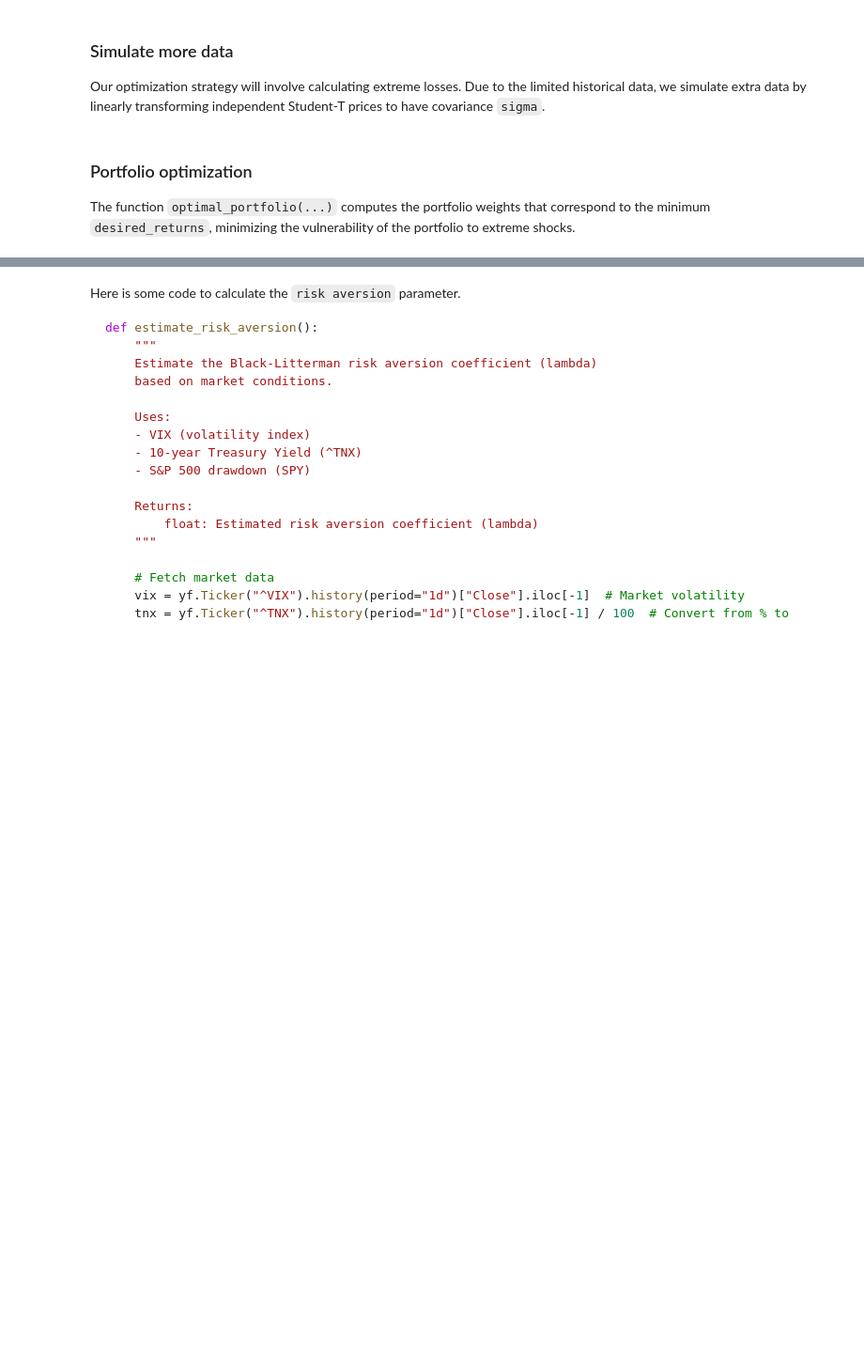
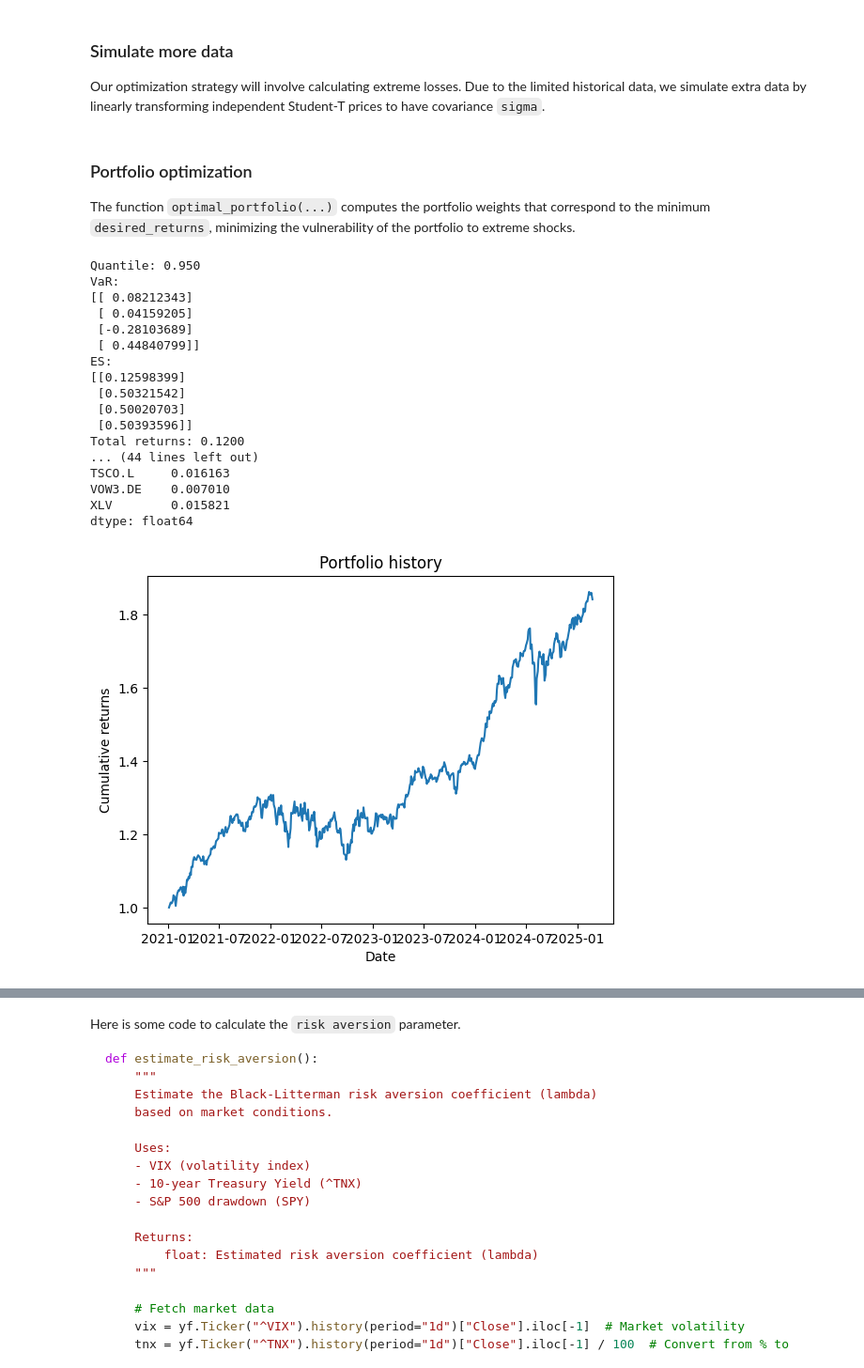
Before and after one commit to RyanCotsakis/CVaR-portfolio, a Jupyter notebook: portfolio_builder.ipynb, the cells around one changed output, grey strips where cells are left out. Shown: that part at 94% size. Saved outputs shown, nothing was run; the diff lists cells and outputs as text; code cells hidden in the pictures; blank space fills up the shorter version.

```diff
--- a/portfolio_builder.ipynb
+++ b/portfolio_builder.ipynb
@@ -221,8 +235,10 @@ market.compute_returns(remove=oil_gas_tickers)
 
 boom = Views(risk_free_rate=0.05)
 boom.add_view(one_hot["SPY"], 2)
+boom.add_view(one_hot["GXC"], 2)
 boom.compute_returns(remove=oil_gas_tickers, verbose=True)
 
 crash = Views(risk_free_rate=0)
 crash.add_view(one_hot["SPY"], -2) # 2 standard deviations away from equilibrium
+crash.add_view(one_hot["GXC"], -2)
 crash.compute_returns(remove=oil_gas_tickers, verbose=True)
@@ -276,7 +331,7 @@ def optimal_portfolio(desired_returns,
                       verbose=False,
                       partial_weights=None,
                       alpha=0.95,
-                      min_weight=0):
+                      min_weight=1e-5):
     """
     This function computes the weights of the portfolio that is optimized for the
     global `scenarios` variable, with associated `probabilities` and `dfs`.
@@ -370,9 +425,31 @@ def optimal_portfolio(desired_returns,
 # %%
 # desired_returns = market.expected_returns["SPY"]
 desired_returns = 0.12 # A little bit less than SPY
 # partial_weights = 0.3 * one_hot["NIO"] + 0.1 * one_hot["NVDA"] # just as an example
 partial_weights = None
-my_portfolio = optimal_portfolio(desired_returns, verbose=True, partial_weights=partial_weights)
+my_portfolio = optimal_portfolio(desired_returns,
+                                 verbose=True,
+                                 partial_weights=partial_weights,
+                                 min_weight=5e-3)
+# %% [output]
+Quantile: 0.950
+VaR:
+[[ 0.08212343]
+ [ 0.04159205]
+ [-0.28103689]
+ [ 0.44840799]]
+ES:
+[[0.12598399]
+ [0.50321542]
+ [0.50020703]
+ [0.50393596]]
+Total returns: 0.1200
+... (44 lines left out)
+TSCO.L     0.016163
+VOW3.DE    0.007010
+XLV        0.015821
+dtype: float64
+[figure, added]
 # %%
 # Plotting
 returns_seq = np.arange(0.06, 0.17, 0.01)
```
Also changed, not shown: parts of 6 cells of this notebook.
